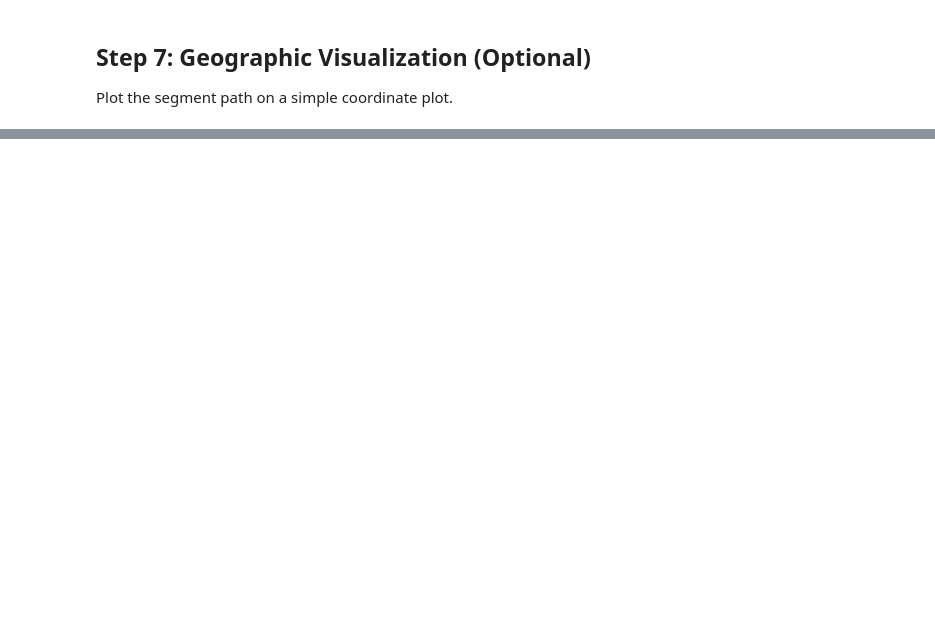
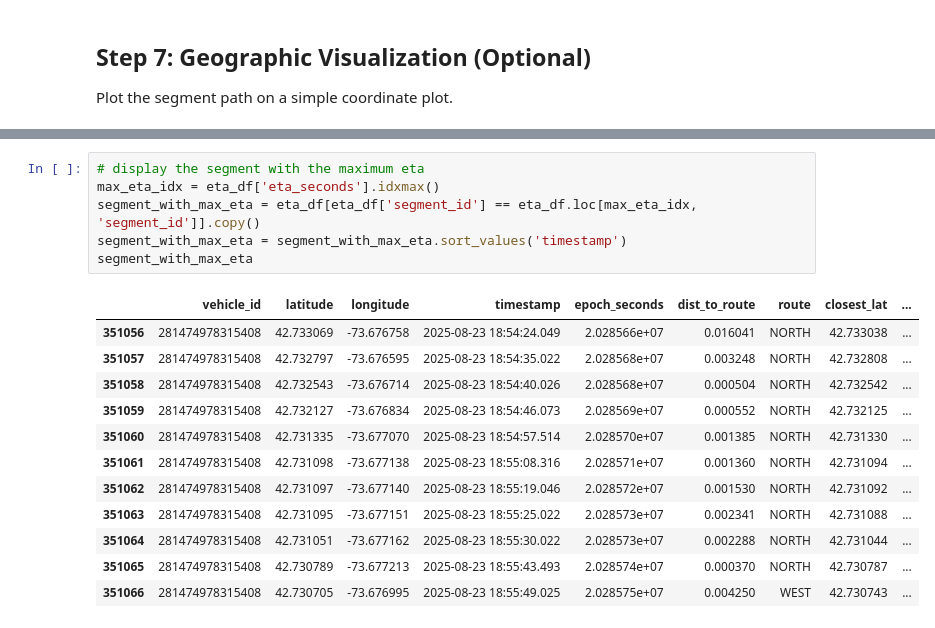
Before and after one commit to wtg/shubble, a Jupyter notebook: ml/data/data.ipynb, the cells around one changed output, grey strips where cells are left out. Drawn from its saved outputs; the diff is of its cells as text; blank space fills up the shorter version.

```diff
--- a/ml/data/data.ipynb
+++ b/ml/data/data.ipynb
@@ -369,0 +648,19 @@ All preprocessing results are cached for efficient repeated use.
+# %%
+# display the segment with the maximum eta
+max_eta_idx = eta_df['eta_seconds'].idxmax()
+segment_with_max_eta = eta_df[eta_df['segment_id'] == eta_df.loc[max_eta_idx, 'segment_id']].copy()
+segment_with_max_eta = segment_with_max_eta.sort_values('timestamp')
+segment_with_max_eta
+# %% [output]
+|  | vehicle_id | latitude | longitude | timestamp | epoch_seconds | dist_to_route | route | closest_lat | ... |
+| 351056 | 281474978315408 | 42.733069 | -73.676758 | 2025-08-23 18:54:24.049 | 2.028566e+07 | 0.016041 | NORTH | 42.733038 | ... |
+| 351057 | 281474978315408 | 42.732797 | -73.676595 | 2025-08-23 18:54:35.022 | 2.028568e+07 | 0.003248 | NORTH | 42.732808 | ... |
+| 351058 | 281474978315408 | 42.732543 | -73.676714 | 2025-08-23 18:54:40.026 | 2.028568e+07 | 0.000504 | NORTH | 42.732542 | ... |
+| 351059 | 281474978315408 | 42.732127 | -73.676834 | 2025-08-23 18:54:46.073 | 2.028569e+07 | 0.000552 | NORTH | 42.732125 | ... |
+| 351060 | 281474978315408 | 42.731335 | -73.677070 | 2025-08-23 18:54:57.514 | 2.028570e+07 | 0.001385 | NORTH | 42.731330 | ... |
+| 351061 | 281474978315408 | 42.731098 | -73.677138 | 2025-08-23 18:55:08.316 | 2.028571e+07 | 0.001360 | NORTH | 42.731094 | ... |
+| 351062 | 281474978315408 | 42.731097 | -73.677140 | 2025-08-23 18:55:19.046 | 2.028572e+07 | 0.001530 | NORTH | 42.731092 | ... |
+| 351063 | 281474978315408 | 42.731095 | -73.677151 | 2025-08-23 18:55:25.022 | 2.028573e+07 | 0.002341 | NORTH | 42.731088 | ... |
+| 351064 | 281474978315408 | 42.731051 | -73.677162 | 2025-08-23 18:55:30.022 | 2.028573e+07 | 0.002288 | NORTH | 42.731044 | ... |
+| 351065 | 281474978315408 | 42.730789 | -73.677213 | 2025-08-23 18:55:43.493 | 2.028574e+07 | 0.000370 | NORTH | 42.730787 | ... |
+| 351066 | 281474978315408 | 42.730705 | -73.676995 | 2025-08-23 18:55:49.025 | 2.028575e+07 | 0.004250 | WEST | 42.730743 | ... |
```
Also changed, not shown: parts of 19 cells of this notebook, 28 other files.
